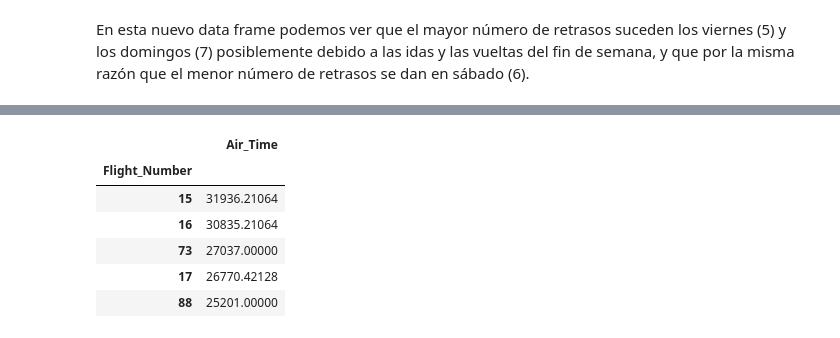
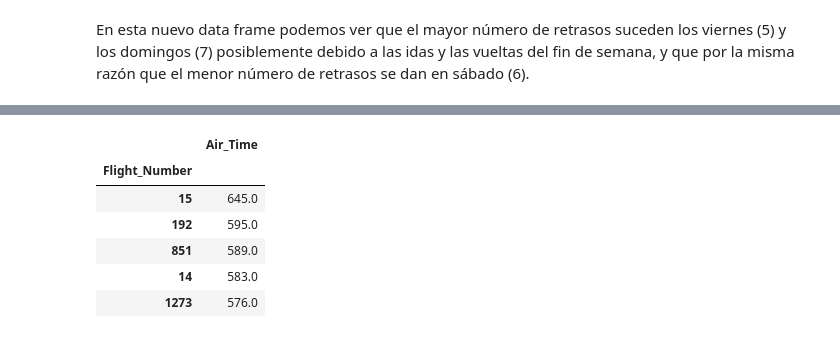
Before and after one commit to dcuxart/Ciencia_de_datos, a Jupyter notebook: Sprint_03_Tasca_02.ipynb, the cells around one changed output, grey strips where cells are left out. Cells and saved outputs as stored; diff of their text form; code cells hidden in the pictures.

```diff
--- a/Sprint_03_Tasca_02.ipynb
+++ b/Sprint_03_Tasca_02.ipynb
@@ -197,17 +197,17 @@ df3_UniqueCarrier_ArrDelay.sort_values(by='Arrival_Delay', ascending=False)
 # %%
 #------- EXERCICI 2 --- ACABAT
 ### ¿Cuáles son los vuelos más largos?
 df4 = df[['Flight_Number', 'Air_Time']]
-df4_more_airtime = df4.groupby('Flight_Number').aggregate(sum)
+df4_more_airtime = df4.groupby('Flight_Number').aggregate('max')
 df4_more_airtime.sort_values(by='Air_Time', ascending=False)[:5]
 # %% [output]
 |  | Air_Time |
 | Flight_Number |  |
-| 15 | 31936.21064 |
-| 16 | 30835.21064 |
-| 73 | 27037.00000 |
-| 17 | 26770.42128 |
-| 88 | 25201.00000 |
+| 15 | 645.0 |
+| 192 | 595.0 |
+| 851 | 589.0 |
+| 14 | 583.0 |
+| 1273 | 576.0 |
 # %%
 #------- EXERCICI 2 --- ACABAT
 ### I els més endarrerits?
```
Also changed, not shown: parts of 18 cells of this notebook.
